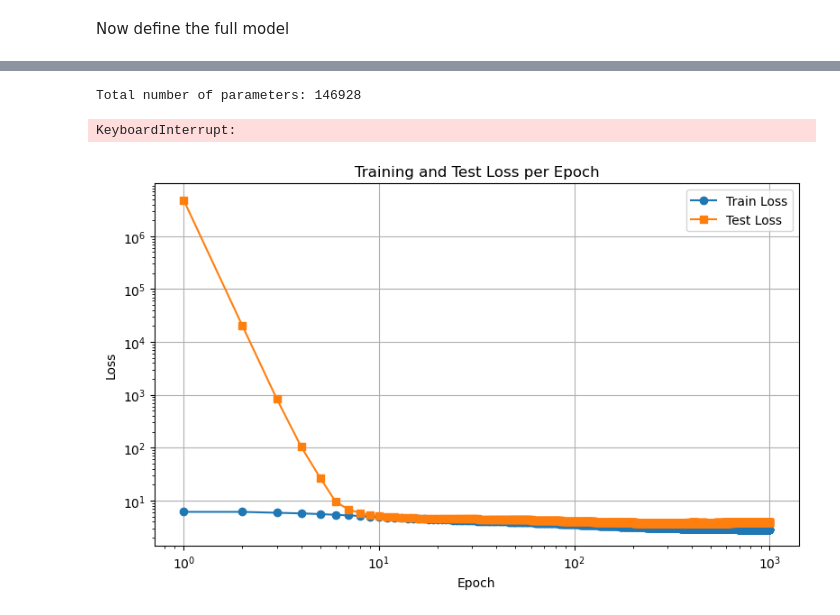
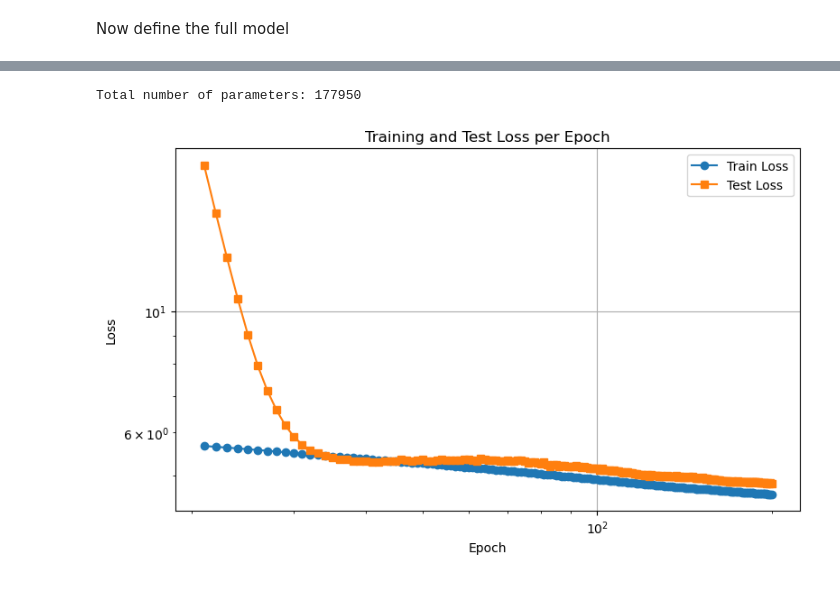
Before and after one commit to mlouis9/pincell_moment_utils, a Jupyter notebook: ml_model/new_equivariant_model.ipynb, the cells around one changed output, grey strips where cells are left out. Drawn from its saved outputs; the diff is of its cells as text; code cells hidden in the pictures.

Commit message:
Full test script

```diff
--- a/ml_model/new_equivariant_model.ipynb
+++ b/ml_model/new_equivariant_model.ipynb
@@ -6,7 +6,7 @@ dataset_path = '../dataset_generation/full_dataset/dataset.zarr'
 # Open the dataset in read mode
 root = zarr.open_group(dataset_path, mode='r')
 
-dataset_size = 10000
+dataset_size = 1000
 
 # Access the arrays
 X_flux = root["X_flux_coeffs"][:dataset_size]
@@ -700,7 +714,7 @@ train_set = TensorDataset(X_flux_train, X_wts_train, Y_flux_train, Y_pow_train,
 test_set  = TensorDataset(X_flux_test,  X_wts_test,  Y_flux_test,  Y_pow_test,  Y_keff_test,  Y_wts_test)
 
 # === 2. Create DataLoaders ===
-batch_size = 1000
+batch_size = 100
 
 train_loader = DataLoader(train_set, batch_size=batch_size)  # full-batch for now
 test_loader = DataLoader(test_set, batch_size=len(test_set))
@@ -710,14 +724,14 @@ X_flux_train, X_wts_train, Y_flux_train, Y_pow_train, Y_keff_train, Y_wts_train
 
 # === 4. Instantiate model with shape info ===
 X_input_dim = X_flux_train.view(X_flux_train.size(0), -1).size(1) + X_wts_train.size(1)
-hidden = 8
+hidden = 6
 hidden_dim = 8
-embedding = 16
+embedding = 8
 model = EquivariantModel(
     hidden_encoder=hidden,
     encoder_out=embedding,
     upsample=False,
-    num_encoder_layers=3,
+    num_encoder_layers=2,
     gnn_hidden=embedding,
     gnn_out=embedding,
     num_gnn_layers=3,
@@ -725,7 +739,8 @@ model = EquivariantModel(
     hidden_decoder_coef=hidden_dim,
     hidden_decoder_keff=hidden_dim,
     hidden_decoder_pow=hidden_dim,
-    num_decoder_layers=3
+    num_decoder_layers=2,
+    kernel_dim=5
 ).to(device)
 
 # Weight initialization
@@ -748,14 +763,11 @@ model.apply(init_weights)
 num_params = sum(p.numel() for p in model.parameters())
 print(f"Total number of parameters: {num_params}")
 # %% [output]
-Total number of parameters: 146928
+Total number of parameters: 177950
 # %%
 from tqdm import tqdm
-from torch.amp import autocast, GradScaler
 
-scaler = GradScaler()
-
-epochs = 1000
+epochs = 200
 steps_per_epoch = len(train_loader)
 
 optimizer = torch.optim.Adam(model.parameters(), lr=1e-3)
@@ -788,19 +800,20 @@ test_losses = []
 for epoch in progress_bar:
     model.train()
 
-    for X_flux, X_wts, Y_flux, Y_pow, Y_keff, Y_wts in train_loader:
+    for X_flux_batch, X_wts_batch, Y_flux_batch, Y_pow_batch, Y_keff_batch, Y_wts_batch in train_loader:
+        X_flux_batch = X_flux_batch.to(device)
+        X_wts_batch  = X_wts_batch.to(device)
+        Y_flux_batch = Y_flux_batch.to(device)
+        Y_pow_batch  = Y_pow_batch.to(device)
+        Y_keff_batch = Y_keff_batch.to(device)
+        Y_wts_batch  = Y_wts_batch.to(device)
+
+        pred = model(X_flux_batch, X_wts_batch)
+        loss = compute_loss(pred, Y_flux_batch, Y_pow_batch, Y_keff_batch, Y_wts_batch)
+
         optimizer.zero_grad()
-        X_flux, X_wts = X_flux.to(device), X_wts.to(device)
-        Y_flux, Y_pow, Y_keff, Y_wts = Y_flux.to(device), Y_pow.to(device), Y_keff.to(device), Y_wts.to(device)
-
-        with autocast(str(device)):
-            pred = model(X_flux, X_wts)
-            loss = compute_loss(pred, Y_flux, Y_pow, Y_keff, Y_wts)
-
-        scaler.scale(loss).backward()
-        scaler.step(optimizer)
-        scaler.update()
-
+        loss.backward()
+        optimizer.step()
 
     model.eval()
     with torch.no_grad():
@@ -812,9 +825,8 @@ for epoch in progress_bar:
             Y_keff_test = Y_keff_test.to(device)
             Y_wts_test  = Y_wts_test.to(device)
 
-            with autocast(str(device)):
-                pred_test = model(X_flux, X_wts)
-                test_loss = compute_loss(pred, Y_flux, Y_pow, Y_keff, Y_wts)
+            pred_test = model(X_flux_test, X_wts_test)
+            test_loss = compute_loss(pred_test, Y_flux_test, Y_pow_test, Y_keff_test, Y_wts_test)
 
     train_losses.append(loss.item())
     test_losses.append(test_loss.item())
@@ -831,33 +843,32 @@ with torch.no_grad():
         Y_keff_test = Y_keff_test.to(device)
         Y_wts_test  = Y_wts_test.to(device)
 
-        with autocast(str(device)):
-            pred_test = model(X_flux, X_wts)
-            test_loss = compute_loss(pred, Y_flux, Y_pow, Y_keff, Y_wts)
+        pred_test = model(X_flux_test, X_wts_test)
+        test_loss = compute_loss(pred_test, Y_flux_test, Y_pow_test, Y_keff_test, Y_wts_test)
 
 print(f"Final Test Loss: {test_loss.item():.4f}")
-# %% [output]
-KeyboardInterrupt:
 # %%
 import matplotlib.pyplot as plt
 
 epochs = range(1, len(train_losses) + 1)
 
+# Skip the very large initial training error
+start_idx = 20
 plt.figure(figsize=(8, 5))
-plt.plot(epochs, train_losses, label='Train Loss', marker='o')
-plt.plot(epochs, test_losses, label='Test Loss', marker='s')
-plt.yscale('log')
+plt.plot(epochs[start_idx:], train_losses[start_idx:], label='Train Loss', marker='o')
+plt.plot(epochs[start_idx:], test_losses[start_idx:], label='Test Loss', marker='s')
+# plt.yscale('log')
 plt.xscale('log')
 plt.xlabel('Epoch')
 plt.ylabel('Loss')
 plt.title('Training and Test Loss per Epoch')
 plt.legend()
 plt.grid()
 plt.tight_layout()
 plt.savefig("loss_curve.png", dpi=300)
 plt.show()
 # %% [output]
-[figure, old version]
+[figure, new version]
 # %%
 class ScaledModelWrapper:
     def __init__(self, model, scalers, device="cpu"):
```
Also changed, not shown: parts of 13 cells of this notebook.
